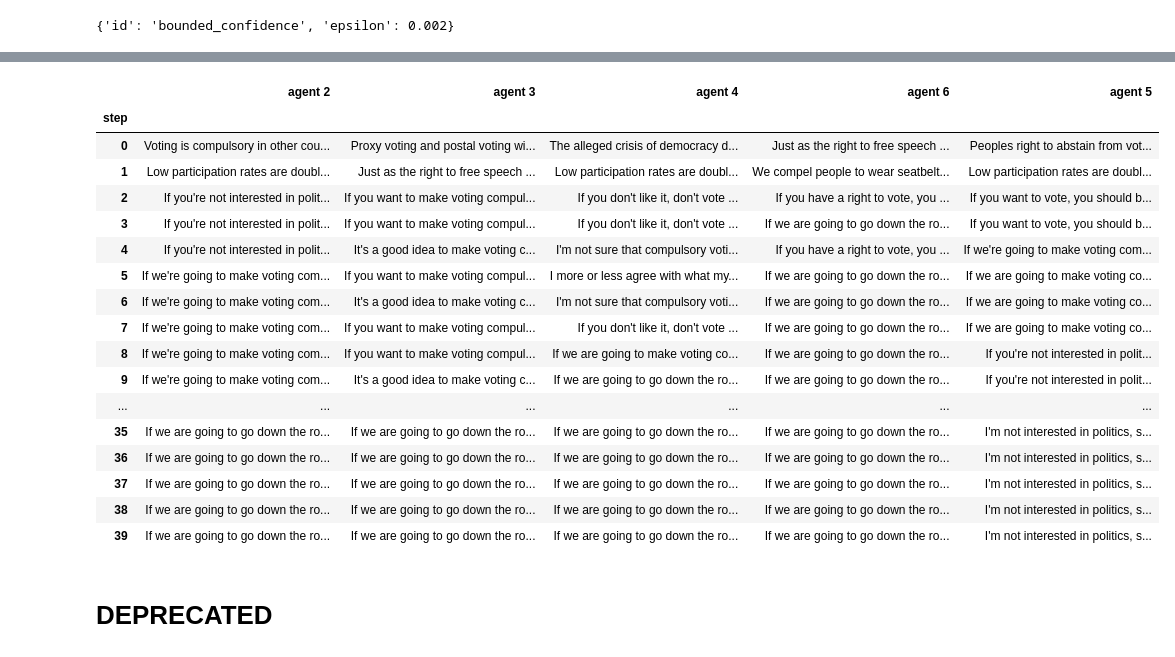
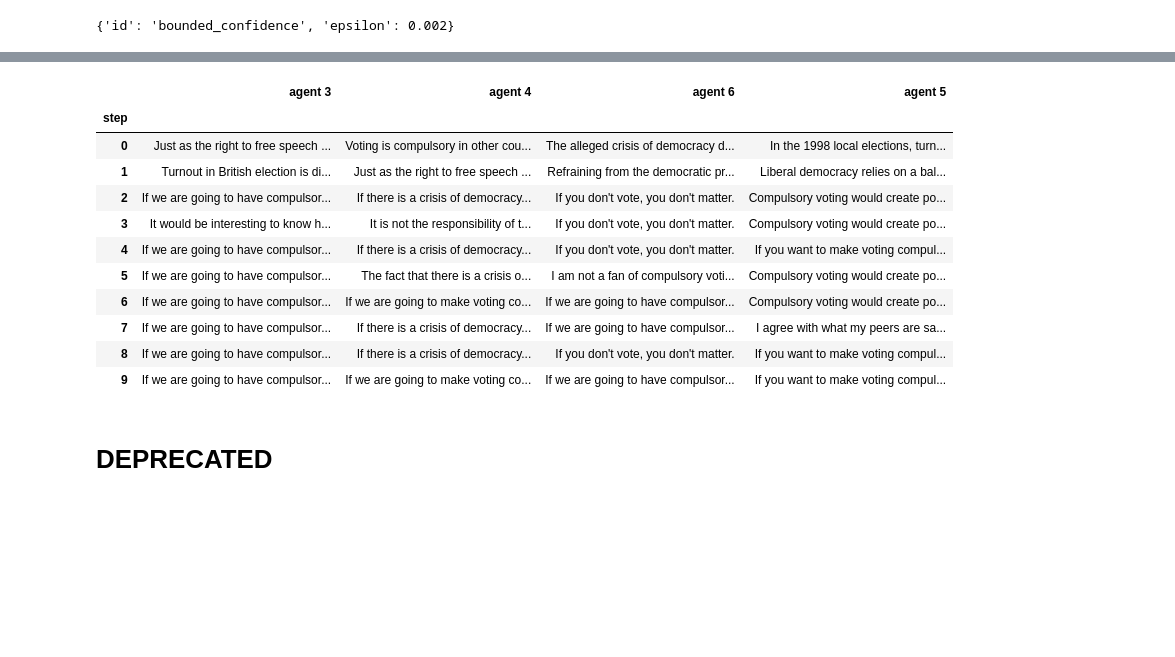
Before and after one commit to debatelab/ada-simulation, a Jupyter notebook: belief-dynamics_with_lms.ipynb, the cells around one changed output, grey strips where cells are left out. Saved outputs shown, nothing was run; the diff lists cells and outputs as text; code cells hidden in the pictures; blank space fills up the shorter version.

```diff
--- a/belief-dynamics_with_lms.ipynb
+++ b/belief-dynamics_with_lms.ipynb
@@ -206,5 +229,5 @@ decoding_parameters = {
      #'no_repeat_ngram_size':8,
     'repetition_penalty':1.2,
     'max_length':40,
-    'bad_words_ids':[[NEWLINE_TOKENID],[ETC_TOKENID]]
+    'bad_words_ids':[[LMUtilitiesMixIn.NEWLINE_TOKENID],[LMUtilitiesMixIn.ETC_TOKENID]]
 }
@@ -565,0 +268,11 @@ class LMAgent(AbstractLMAgent,LMUtilitiesMixIn):
+# %%
+for t in tqdm(range(global_parameters['n_initial_posts'],global_parameters['max_t'])):
+    for agent in agents:
+        # Determine peers
+        agent.update_peers(t)
+
+        # Determine perspective
+        agent.update_perspective(t)
+
+        # Update opinion
+        agent.update_opinion(t)
@@ -565,0 +316,14 @@ class LMAgent(AbstractLMAgent,LMUtilitiesMixIn):
+# %%
+display_agents = [2,3,4,6,5]
+#display_agents = [2,4,6,8,0]
+def get_persp(i):
+    ser = conversation.data.xs(i, level=1, drop_level=True)['perspective'].apply(lambda p: p)
+    ser = ser.rename('agent '+str(i))
+    return ser
+def get_posts(i):
+    ser = conversation.data.xs(i, level=1, drop_level=True)['post'].apply(lambda p: p['text'])
+    ser = ser.rename('agent '+str(i))
+    return ser
+display(HTML(
+    pd.concat([get_persp(i) for i in display_agents], axis=1).to_html()
+))
@@ -579,12 +356,13 @@ conversation = Conversation(global_parameters=global_parameters,topic=topic)
 
 agents = []
 for i in range(global_parameters['n_agents']):
-    agent = LMAgent(
+    agent = GeneratingLMAgent(
         model=model,
         tokenizer=tokenizer,
         conversation=conversation,
         neighbors=list(range(global_parameters['n_agents'])),
         peer_selection_args=next(args for args in peer_selection_parameters if args['id']==global_parameters['peer_selection_method']),
+        perspective_expansion_method=global_parameters['perspective_expansion_method'],
         decoding_args=decoding_parameters,
         agent=i
     )
@@ -706,32 +443,26 @@ conversation.data.peers.unstack()
 # %%
-display_agents = [2,3,4,6,5]
+display_agents = [3,4,6,5]
 #display_agents = [2,4,6,8,0]
 def get_posts(i):
     ser = conversation.data.xs(i, level=1, drop_level=True)['post'].apply(lambda p: p['text'])
     ser = ser.rename('agent '+str(i))
     return ser
 display(HTML(
     pd.concat([get_posts(i) for i in display_agents], axis=1).to_html()
 ))
 # %% [output]
-|  | agent 2 | agent 3 | agent 4 | agent 6 | agent 5 |
-| step |  |  |  |  |  |
-| 0 | Voting is compulsory in other cou... | Proxy voting and postal voting wi... | The alleged crisis of democracy d... | Just as the right to free speech ... | Peoples right to abstain from vot... |
-| 1 | Low participation rates are doubl... | Just as the right to free speech ... | Low participation rates are doubl... | We compel people to wear seatbelt... | Low participation rates are doubl... |
-| 2 | If you're not interested in polit... | If you want to make voting compul... | If you don't like it, don't vote ... | If you have a right to vote, you ... | If you want to vote, you should b... |
-| 3 | If you're not interested in polit... | If you want to make voting compul... | If you don't like it, don't vote ... | If we are going to go down the ro... | If you want to vote, you should b... |
-| 4 | If you're not interested in polit... | It's a good idea to make voting c... | I'm not sure that compulsory voti... | If you have a right to vote, you ... | If we're going to make voting com... |
-| 5 | If we're going to make voting com... | If you want to make voting compul... | I more or less agree with what my... | If we are going to go down the ro... | If we are going to make voting co... |
-| 6 | If we're going to make voting com... | It's a good idea to make voting c... | I'm not sure that compulsory voti... | If we are going to go down the ro... | If we are going to make voting co... |
-| 7 | If we're going to make voting com... | If you want to make voting compul... | If you don't like it, don't vote ... | If we are going to go down the ro... | If we are going to make voting co... |
-| 8 | If we're going to make voting com... | If you want to make voting compul... | If we are going to make voting co... | If we are going to go down the ro... | If you're not interested in polit... |
-| 9 | If we're going to make voting com... | It's a good idea to make voting c... | If we are going to go down the ro... | If we are going to go down the ro... | If you're not interested in polit... |
-| ... | ... | ... | ... | ... | ... |
-| 35 | If we are going to go down the ro... | If we are going to go down the ro... | If we are going to go down the ro... | If we are going to go down the ro... | I'm not interested in politics, s... |
-| 36 | If we are going to go down the ro... | If we are going to go down the ro... | If we are going to go down the ro... | If we are going to go down the ro... | I'm not interested in politics, s... |
-| 37 | If we are going to go down the ro... | If we are going to go down the ro... | If we are going to go down the ro... | If we are going to go down the ro... | I'm not interested in politics, s... |
-| 38 | If we are going to go down the ro... | If we are going to go down the ro... | If we are going to go down the ro... | If we are going to go down the ro... | I'm not interested in politics, s... |
-| 39 | If we are going to go down the ro... | If we are going to go down the ro... | If we are going to go down the ro... | If we are going to go down the ro... | I'm not interested in politics, s... |
+|  | agent 3 | agent 4 | agent 6 | agent 5 |
+| step |  |  |  |  |
+| 0 | Just as the right to free speech ... | Voting is compulsory in other cou... | The alleged crisis of democracy d... | In the 1998 local elections, turn... |
+| 1 | Turnout in British election is di... | Just as the right to free speech ... | Refraining from the democratic pr... | Liberal democracy relies on a bal... |
+| 2 | If we are going to have compulsor... | If there is a crisis of democracy... | If you don't vote, you don't matter. | Compulsory voting would create po... |
+| 3 | It would be interesting to know h... | It is not the responsibility of t... | If you don't vote, you don't matter. | Compulsory voting would create po... |
+| 4 | If we are going to have compulsor... | If there is a crisis of democracy... | If you don't vote, you don't matter. | If you want to make voting compul... |
+| 5 | If we are going to have compulsor... | The fact that there is a crisis o... | I am not a fan of compulsory voti... | Compulsory voting would create po... |
+| 6 | If we are going to have compulsor... | If we are going to make voting co... | If we are going to have compulsor... | Compulsory voting would create po... |
+| 7 | If we are going to have compulsor... | If there is a crisis of democracy... | If we are going to have compulsor... | I agree with what my peers are sa... |
+| 8 | If we are going to have compulsor... | If there is a crisis of democracy... | If you don't vote, you don't matter. | If you want to make voting compul... |
+| 9 | If we are going to have compulsor... | If we are going to make voting co... | If we are going to have compulsor... | If you want to make voting compul... |
 # %%
 from datetime import date
 import os
```
Also changed, not shown: parts of 45 cells of this notebook, 2 other files.
